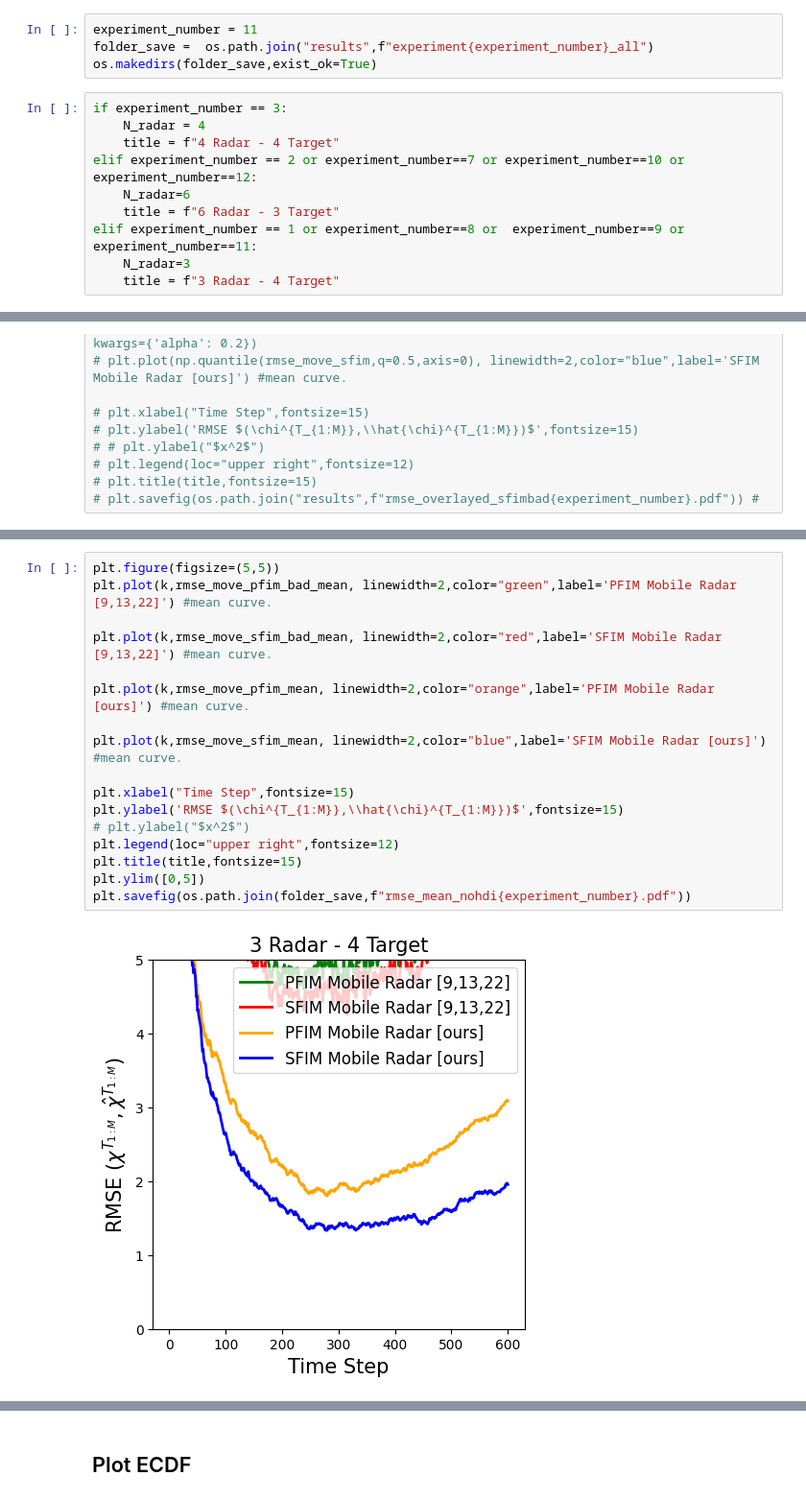
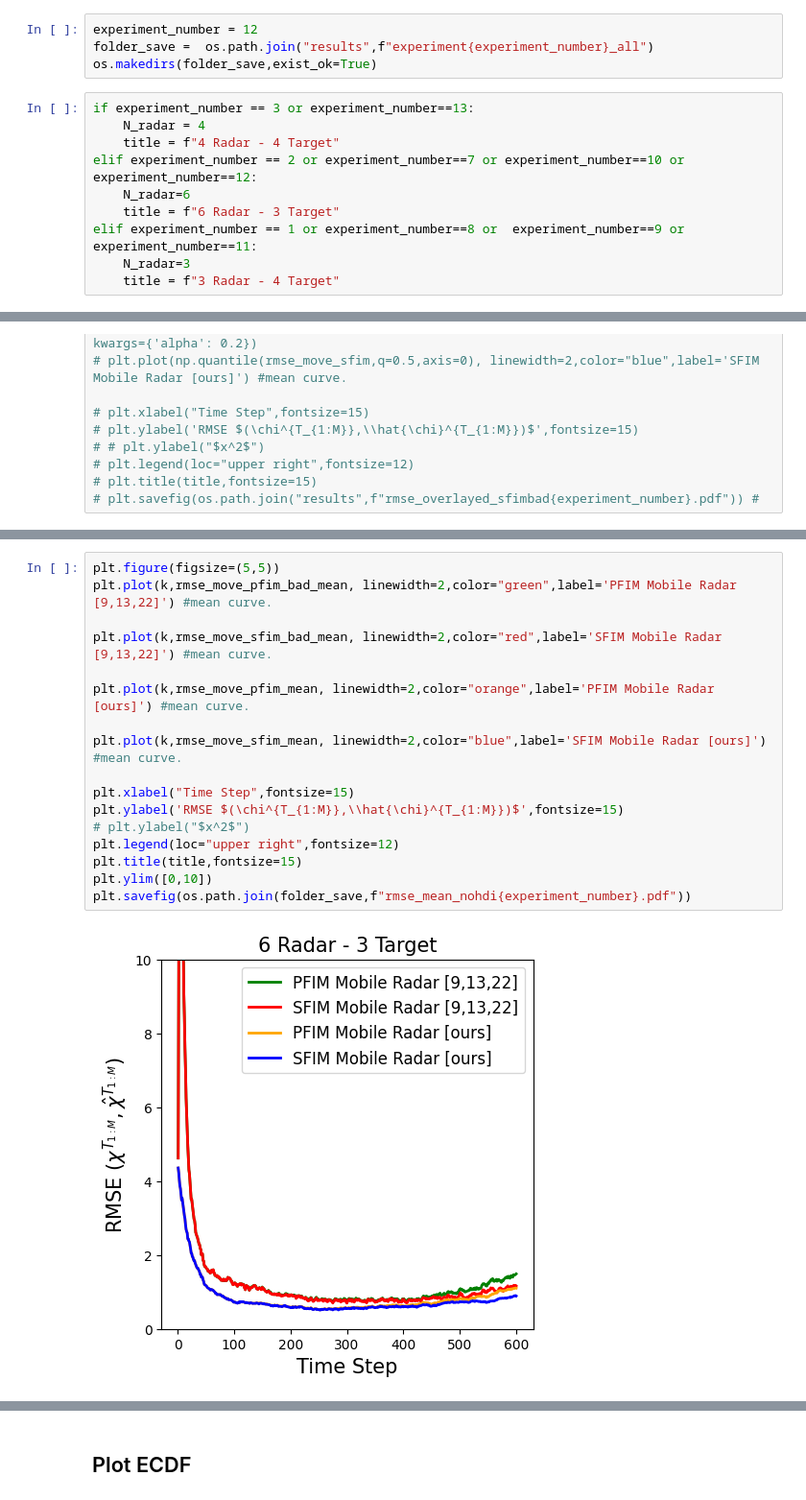
Before and after one commit to mlpotter/OptimalTrackingAndControl, a Jupyter notebook: src_faster/visualize_results.ipynb, the cells around one changed output, grey strips where cells are left out. Shown at 96% size. Drawn from its saved outputs; the diff is of its cells as text.

```diff
--- a/src_faster/visualize_results.ipynb
+++ b/src_faster/visualize_results.ipynb
@@ -16,11 +16,11 @@ move_radars = ["no-move_radars","move_radars"]
 remove_tmp_images = ["remove_tmp_images"]
 save_images = ["no-save_images"]
 # %%
-experiment_number = 11
+experiment_number = 12
 folder_save =  os.path.join("results",f"experiment{experiment_number}_all")
 os.makedirs(folder_save,exist_ok=True)
 # %%
-if experiment_number == 3:
+if experiment_number == 3 or experiment_number==13:
     N_radar = 4
     title = f"4 Radar - 4 Target"
 elif experiment_number == 2 or experiment_number==7 or experiment_number==10 or experiment_number==12:
@@ -273,22 +273,22 @@ plt.savefig(os.path.join(folder_save,f"rmse_med_nohdi{experiment_number}.pdf"))
 # %%
 plt.figure(figsize=(5,5))
 plt.plot(k,rmse_move_pfim_bad_mean, linewidth=2,color="green",label='PFIM Mobile Radar [9,13,22]') #mean curve.
 
 plt.plot(k,rmse_move_sfim_bad_mean, linewidth=2,color="red",label='SFIM Mobile Radar [9,13,22]') #mean curve.
 
 plt.plot(k,rmse_move_pfim_mean, linewidth=2,color="orange",label='PFIM Mobile Radar [ours]') #mean curve.
 
 plt.plot(k,rmse_move_sfim_mean, linewidth=2,color="blue",label='SFIM Mobile Radar [ours]') #mean curve.
 
 plt.xlabel("Time Step",fontsize=15)
 plt.ylabel('RMSE $(\chi^{T_{1:M}},\\hat{\chi}^{T_{1:M}})$',fontsize=15)
 # plt.ylabel("$x^2$")
 plt.legend(loc="upper right",fontsize=12)
 plt.title(title,fontsize=15)
-plt.ylim([0,5])
+plt.ylim([0,10])
 plt.savefig(os.path.join(folder_save,f"rmse_mean_nohdi{experiment_number}.pdf"))
 # %% [output]
-[figure, old version]
+[figure, new version]
 # %%
 print("SFIM med: ",np.median(rmse_move_sfim))
 print("PFIM med: ",np.median(rmse_move_pfim))
```
Also changed, not shown: parts of 18 cells of this notebook, 1 other file.
